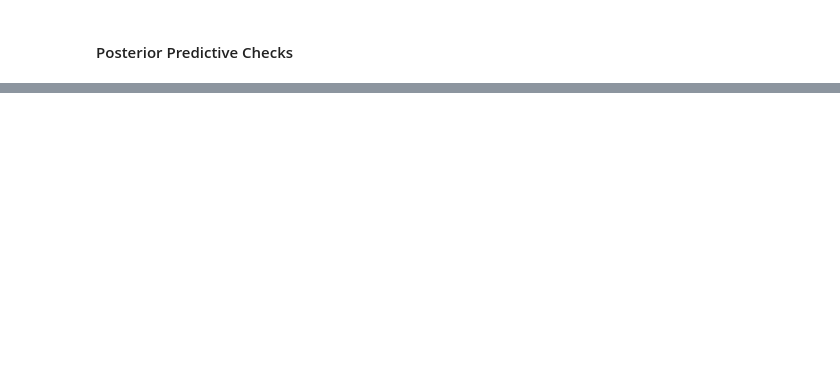
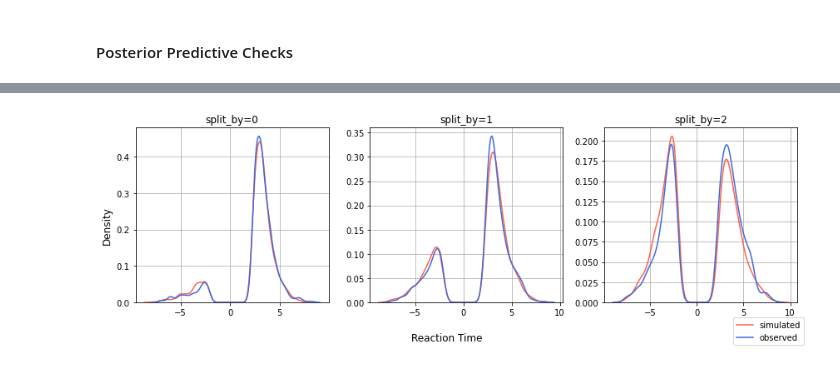
Before and after one commit to hddm-devs/hddm, a Jupyter notebook: hddm/examples/demo_HDDMnnRL/demo_HDDMnnRL.ipynb, the cells around one changed output, grey strips where cells are left out. Cells and saved outputs as stored; diff of their text form; code cells hidden in the pictures; blank space fills up the shorter version.

```diff
--- a/hddm/examples/demo_HDDMnnRL/demo_HDDMnnRL.ipynb
+++ b/hddm/examples/demo_HDDMnnRL/demo_HDDMnnRL.ipynb
@@ -84,4 +145,4 @@ ppc_sdata = hddm.plotting.gen_ppc_rlssm(
 # %%
 # Load the saved ppc data
-# ppc_sdata = pd.read_csv('./ppc_data.csv')
+ppc_sdata = pd.read_csv('./ppc_data.csv')
 # %%
@@ -89,2 +153,5 @@ _ = hddm.plotting.plot_ppc_choice_rlssm(data, ppc_sdata, 40, 10)
 # %%
-_ = hddm.plotting.plot_ppc_rt_rlssm(data, ppc_sdata, 40, 0.06)
+# Plot posterior predictives (RT distributions for both choices)
+_ = hddm.plotting.plot_ppc_rt_rlssm(data, ppc_sdata, 40, 0.1)
+# %% [output]
+[figure, added]
```
Also changed, not shown: parts of 12 cells of this notebook, 12 other files.
